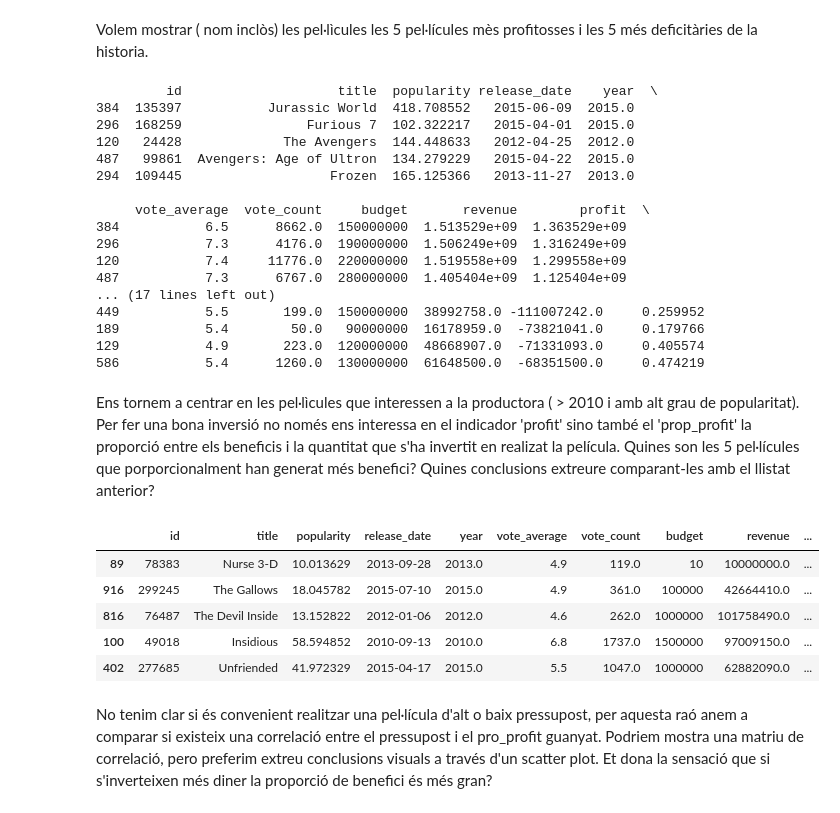
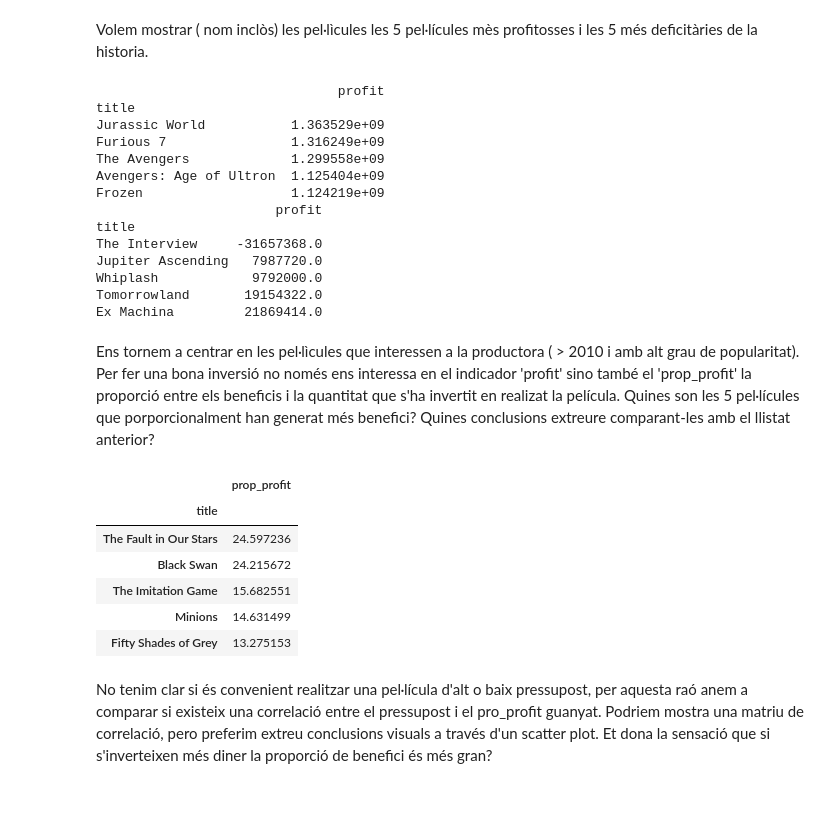
Before and after one commit to gcfp/M03, a Jupyter notebook: projecte-evaluable-1/EDA_Movies_alum.ipynb, the cells around one changed output. Cells and saved outputs as stored; diff of their text form; code cells hidden in the pictures.

```diff
--- a/projecte-evaluable-1/EDA_Movies_alum.ipynb
+++ b/projecte-evaluable-1/EDA_Movies_alum.ipynb
@@ -142,9 +142,9 @@ Un cop decidit que val la pena realitzar una pel·lìcula, haurem de valorar de
 #Haurem de fer una join entre els dos datasets implicats (recordar que nomès ens interesa pel·lìcules a partir del 2010)
 movies_ds = pd.merge(movies_ds, ratings_ds, how='inner')
 # Nomès ens interessa les grans produccions, pel·lìcules amb més de 60k de popularitat i més de 2000 valoracions
-gransProduccions = movies_ds.query('popularity > 60 and vote_count > 2000')
+movies_ds = movies_ds.query('popularity > 60 and vote_count > 2000')
 #Mostrem pel·lìcules
-gransProduccions.head()
+movies_ds.head()
 # %% [output]
 |  | id | title | popularity | release_date | year | vote_average | vote_count |
 | 4 | 76757 | Jupiter Ascending | 85.369080 | 2015-02-04 | 2015.0 | 5.2 | 2768.0 |
@@ -156,12 +156,12 @@ gransProduccions.head()
 De les pel·lìcules que ens interessa pel nostre anàlisis ( més de 60k de popularitat i més de 2000 valoracions) obtindrem el seu gènere per mostra gràficament la mitja per gènere.
 # %%
 #Mirem primer el tamany del nostre dataset filtrar
-print(gransProduccions.shape)
+print(movies_ds.shape)
 #Realitzem la join
-gransProduccions = pd.merge(gransProduccions, movie_to_genres_ds, left_on='id', right_on='movie_id')
-gransProduccions.drop(columns=['movie_id'])
+movies_ds = pd.merge(movies_ds, movie_to_genres_ds, left_on='id', right_on='movie_id')
+movies_ds.drop(columns=['movie_id'])
 #Mirem el tamany del data set resultant
-print(gransProduccions.shape)
+print(movies_ds.shape)
 # %% [output]
 (138, 7)
 (423, 9)
@@ -221,44 +221,39 @@ financial_ds["profit"] = financial_ds["revenue"] - financial_ds["budget"]
 #Merge amb movies
 movies_ds = movies_ds.merge(financial_ds, how='inner')
 #Mostrem 5 millors i 5 pitjors
-print(movies_ds.sort_values(by='profit', ascending=False).head())
-print(movies_ds.sort_values(by='profit').head())
+print(movies_ds.groupby('title').agg({'profit':'max'}).sort_values(by='profit', ascending=False).head())
+print(movies_ds.groupby('title').agg({'profit':'max'}).sort_values(by='profit').head())
 # %% [output]
-         id                    title  popularity release_date    year  \
-384  135397           Jurassic World  418.708552   2015-06-09  2015.0
-296  168259                Furious 7  102.322217   2015-04-01  2015.0
-120   24428             The Avengers  144.448633   2012-04-25  2012.0
-487   99861  Avengers: Age of Ultron  134.279229   2015-04-22  2015.0
-294  109445                   Frozen  165.125366   2013-11-27  2013.0
-
-     vote_average  vote_count     budget       revenue        profit  \
-384           6.5      8662.0  150000000  1.513529e+09  1.363529e+09
-296           7.3      4176.0  190000000  1.506249e+09  1.316249e+09
-120           7.4     11776.0  220000000  1.519558e+09  1.299558e+09
-487           7.3      6767.0  280000000  1.405404e+09  1.125404e+09
-... (17 lines left out)
-449           5.5       199.0  150000000  38992758.0 -111007242.0     0.259952
-189           5.4        50.0   90000000  16178959.0  -73821041.0     0.179766
-129           4.9       223.0  120000000  48668907.0  -71331093.0     0.405574
-586           5.4      1260.0  130000000  61648500.0  -68351500.0     0.474219
+                               profit
+title
+Jurassic World           1.363529e+09
+Furious 7                1.316249e+09
+The Avengers             1.299558e+09
+Avengers: Age of Ultron  1.125404e+09
+Frozen                   1.124219e+09
+                       profit
+title
+The Interview     -31657368.0
+Jupiter Ascending   7987720.0
+Whiplash            9792000.0
+Tomorrowland       19154322.0
+Ex Machina         21869414.0
 # %% [markdown]
 Ens tornem a centrar en les pel·lìcules que interessen a la productora ( > 2010 i amb alt grau de popularitat). Per fer una bona inversió no només ens interessa en el indicador 'profit' sino també el 'prop_profit' la proporció entre els beneficis i la quantitat que s'ha invertit en realizat la película. Quines son les 5 pel·lícules que porporcionalment han generat més benefici? Quines conclusions extreure comparant-les amb el llistat anterior?
 # %%
-# Fem un innerjoin amb el dataset filtrat anterior
-
-
 #Crear nova columna
-movies_ds['prop_profit'] = movies_ds['revenue'] / movies_ds['budget']
+movies_ds['prop_profit'] = movies_ds['profit'] / movies_ds['budget']
 
 #Mostrar llistat
-movies_ds.sort_values(by='prop_profit', ascending=False).head()
+movies_ds.groupby('title').agg({'prop_profit':'max'}).sort_values(by='prop_profit', ascending=False).head()
 # %% [output]
-|  | id | title | popularity | release_date | year | vote_average | vote_count | budget | revenue | ... |
-| 89 | 78383 | Nurse 3-D | 10.013629 | 2013-09-28 | 2013.0 | 4.9 | 119.0 | 10 | 10000000.0 | ... |
-| 916 | 299245 | The Gallows | 18.045782 | 2015-07-10 | 2015.0 | 4.9 | 361.0 | 100000 | 42664410.0 | ... |
-| 816 | 76487 | The Devil Inside | 13.152822 | 2012-01-06 | 2012.0 | 4.6 | 262.0 | 1000000 | 101758490.0 | ... |
-| 100 | 49018 | Insidious | 58.594852 | 2010-09-13 | 2010.0 | 6.8 | 1737.0 | 1500000 | 97009150.0 | ... |
-| 402 | 277685 | Unfriended | 41.972329 | 2015-04-17 | 2015.0 | 5.5 | 1047.0 | 1000000 | 62882090.0 | ... |
+|  | prop_profit |
+| title |  |
+| The Fault in Our Stars | 24.597236 |
+| Black Swan | 24.215672 |
+| The Imitation Game | 15.682551 |
+| Minions | 14.631499 |
+| Fifty Shades of Grey | 13.275153 |
 # %% [markdown]
 No tenim clar si és convenient realitzar una pel·lícula d'alt o baix pressupost, per aquesta raó anem a comparar si existeix una correlació entre el pressupost i el pro_profit guanyat. Podriem mostra una matriu de correlació, pero preferim extreu conclusions visuals a través d'un scatter plot. Et dona la sensació que si s'inverteixen més diner la proporció de benefici és més gran?
 # %%
```
Also changed, not shown: parts of 2 cells of this notebook.
